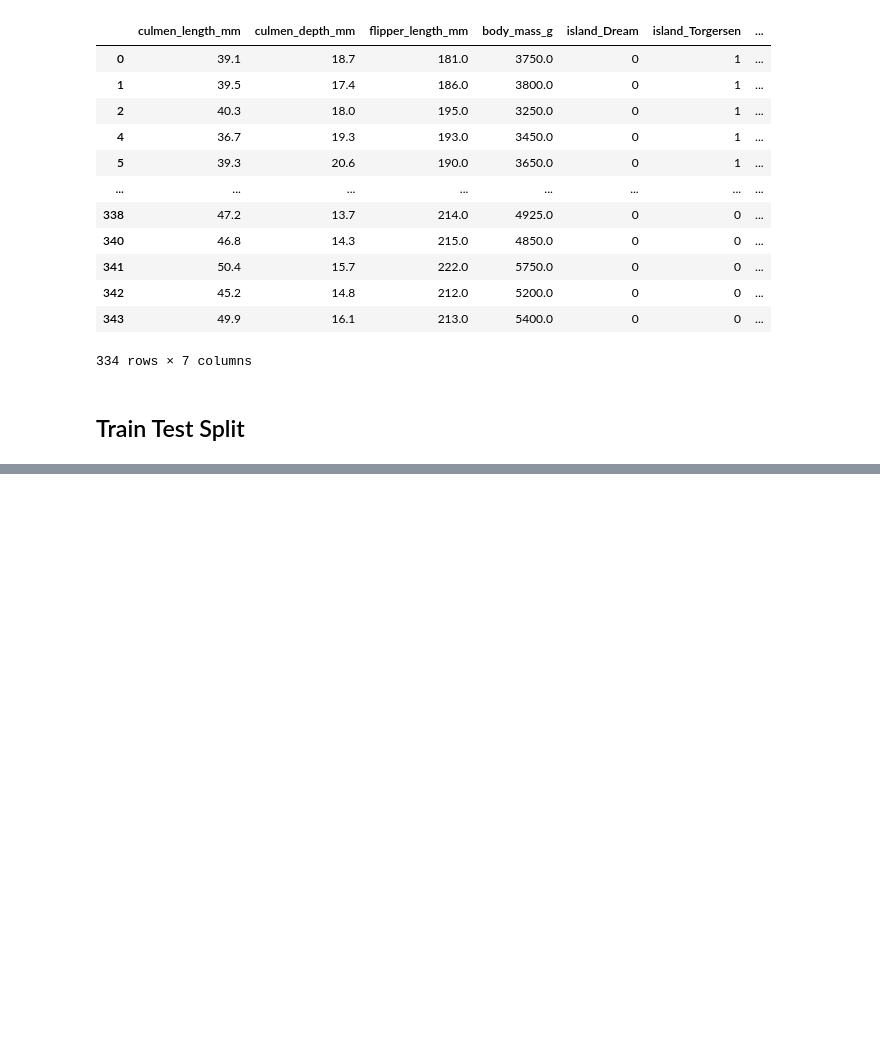
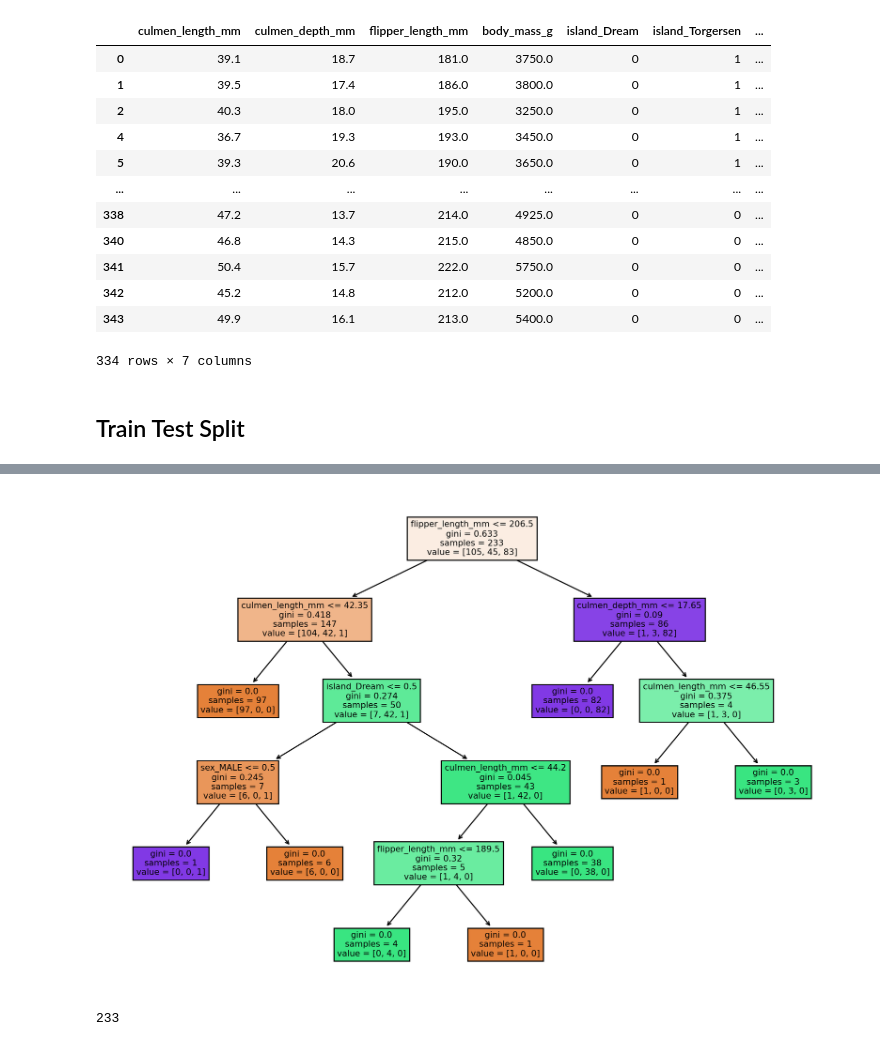
Before and after one commit to shriharshan/Machine-learning, a Jupyter notebook: Decision Trees/Penguin gender.ipynb, the cells around one changed output, grey strips where cells are left out. Saved outputs shown, nothing was run; the diff lists cells and outputs as text; code cells hidden in the pictures; blank space fills up the shorter version.

```diff
--- a/Decision Trees/Penguin gender.ipynb
+++ b/Decision Trees/Penguin gender.ipynb
@@ -178,0 +235,13 @@ X_train, X_test, y_train, y_test = train_test_split(X, y, test_size=0.3, random_
+# %%
+plt.figure(figsize=(12,8),dpi=200)
+plot_tree(model,feature_names=X.columns,filled=True);
+## Samples are number of samples that are entering in that particular node.
+## value array are simply reporting back the labels as the're being entered.So, 105+45+85=233 samples.
+## 105 of one species, 45 of one species, 83 of one species.
+## if you have a leaf node that has zero zero and all the numbers in a particular species that means it's perfedtly classifying.
+# %% [output]
+[figure, added]
+# %%
+len(X_train)
+# %% [output]
+233
```
Also changed, not shown: parts of 18 cells of this notebook.
